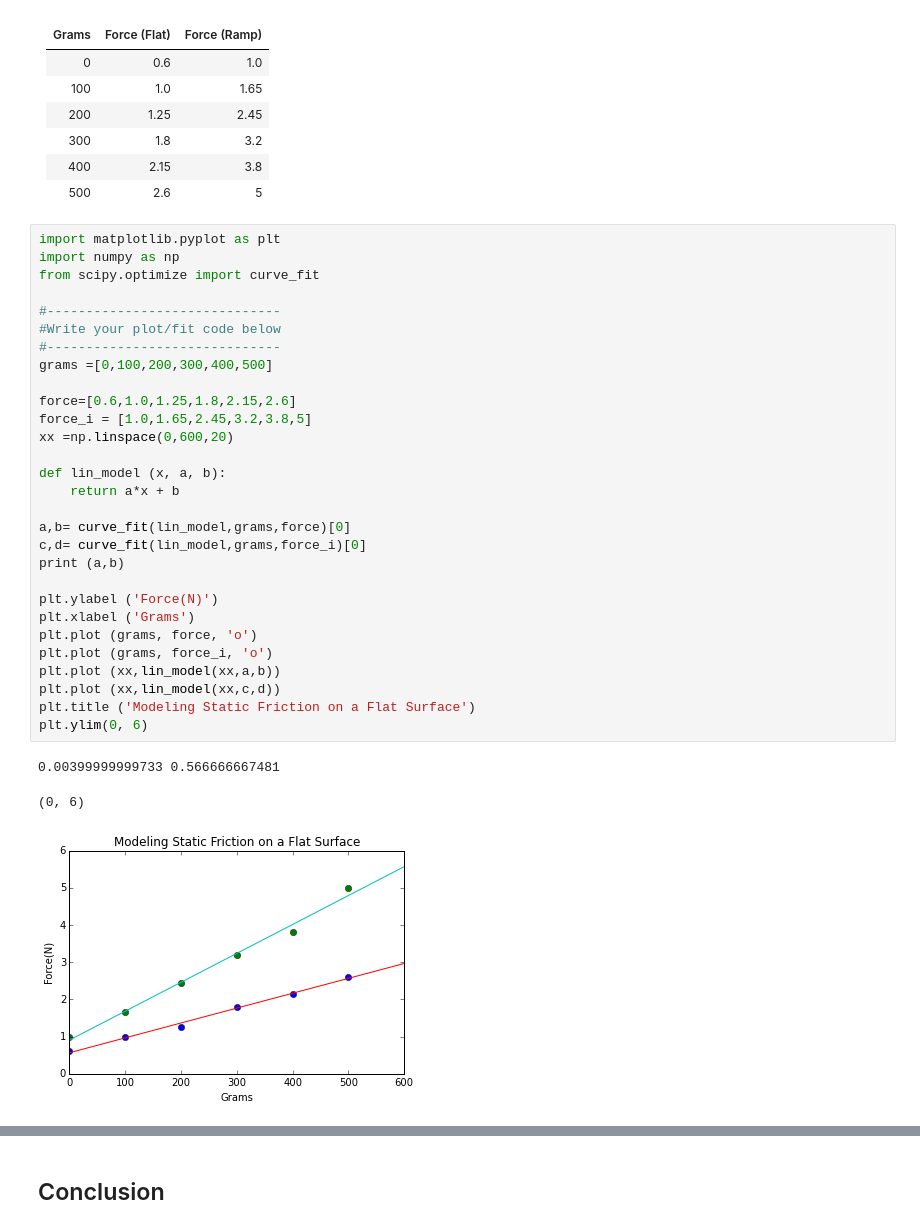
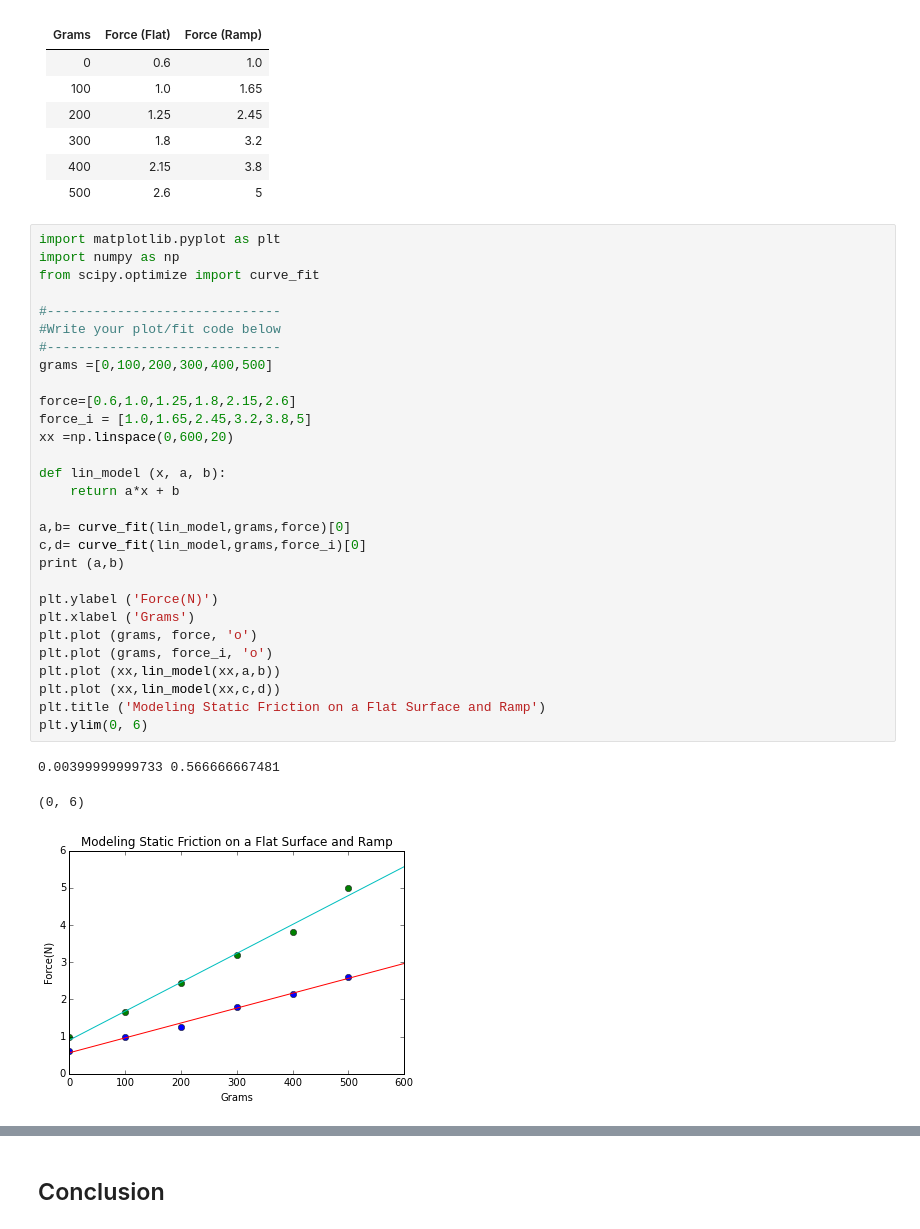
Before and after one commit to gwifish/Labs, a Jupyter notebook: Modeling Static Friction.ipynb, the cells around one changed output, grey strips where cells are left out. Saved outputs shown, nothing was run; the diff lists cells and outputs as text.

```diff
--- a/Modeling Static Friction.ipynb
+++ b/Modeling Static Friction.ipynb
@@ -98,34 +98,34 @@ plt.ylim(0, 6)
 import matplotlib.pyplot as plt
 import numpy as np
 from scipy.optimize import curve_fit
 
 #------------------------------
 #Write your plot/fit code below
 #------------------------------
 grams =[0,100,200,300,400,500]
 
 force=[0.6,1.0,1.25,1.8,2.15,2.6]
 force_i = [1.0,1.65,2.45,3.2,3.8,5]
 xx =np.linspace(0,600,20)
 
 def lin_model (x, a, b):
     return a*x + b
 
 a,b= curve_fit(lin_model,grams,force)[0]
 c,d= curve_fit(lin_model,grams,force_i)[0]
 print (a,b)
 
 plt.ylabel ('Force(N)')
 plt.xlabel ('Grams')
 plt.plot (grams, force, 'o')
 plt.plot (grams, force_i, 'o')
 plt.plot (xx,lin_model(xx,a,b))
 plt.plot (xx,lin_model(xx,c,d))
-plt.title ('Modeling Static Friction on a Flat Surface')
+plt.title ('Modeling Static Friction on a Flat Surface and Ramp')
 plt.ylim(0, 6)
 # %% [output]
 0.00399999999733 0.566666667481
 (0, 6)
-[figure, old version]
+[figure, new version]
 # %% [markdown]
 ## Results
```
Also changed, not shown: parts of 2 cells of this notebook.
